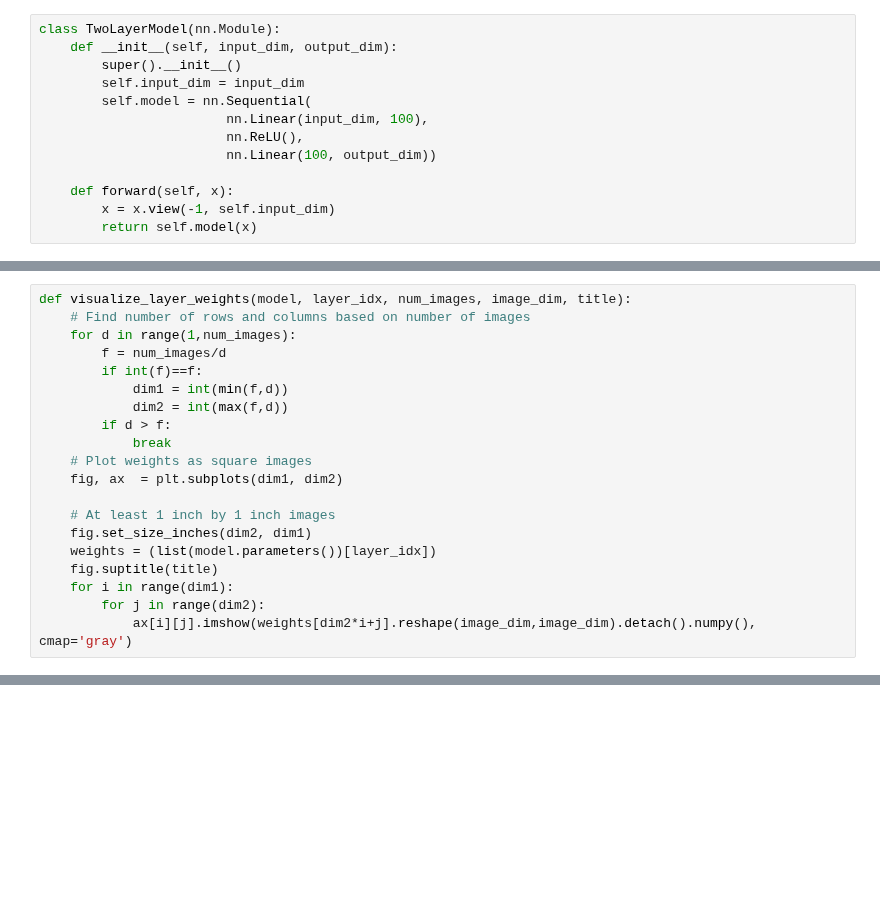
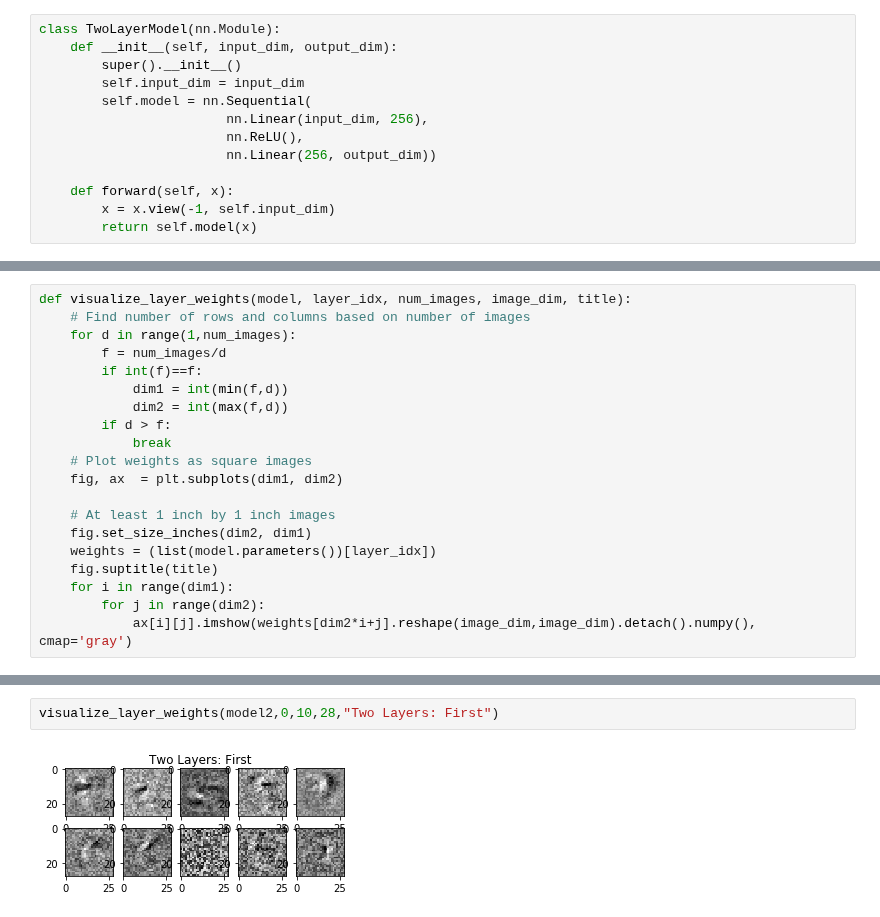
Before and after one commit to edgar971/cs-498-advanced-machine-learning, a Jupyter notebook: assignments/8-Artificial-Neural-Networks/hw.ipynb, the cells around one changed output, grey strips where cells are left out. Drawn from its saved outputs; the diff is of its cells as text; blank space fills up the shorter version.

```diff
--- a/assignments/8-Artificial-Neural-Networks/hw.ipynb
+++ b/assignments/8-Artificial-Neural-Networks/hw.ipynb
@@ -324,9 +324,9 @@ class TwoLayerModel(nn.Module):
         super().__init__()
         self.input_dim = input_dim
         self.model = nn.Sequential(
-                        nn.Linear(input_dim, 100),
+                        nn.Linear(input_dim, 256),
                         nn.ReLU(),
-                        nn.Linear(100, output_dim))
+                        nn.Linear(256, output_dim))
 
     def forward(self, x):
         x = x.view(-1, self.input_dim)
@@ -392,0 +397,4 @@ def visualize_layer_weights(model, layer_idx, num_images, image_dim, title):
+# %%
+visualize_layer_weights(model2,0,10,28,"Two Layers: First")
+# %% [output]
+[figure, added]
```
Also changed, not shown: parts of 6 cells of this notebook, 4 other files.
